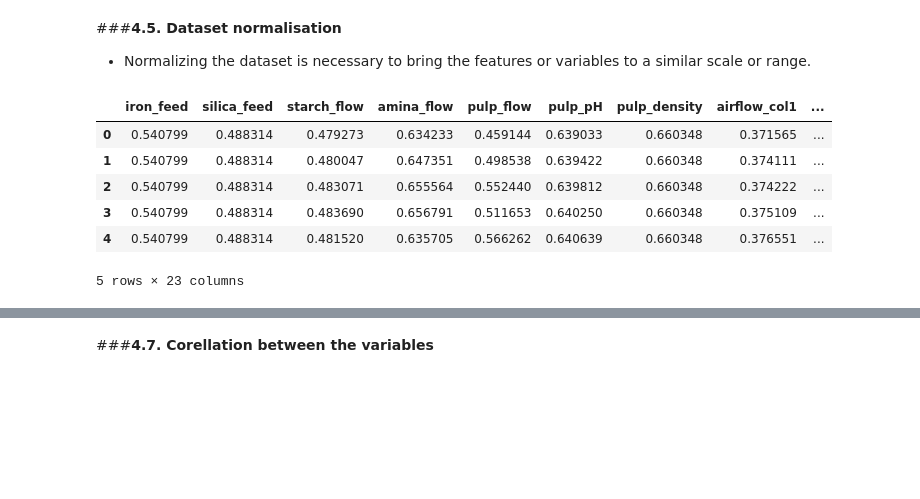
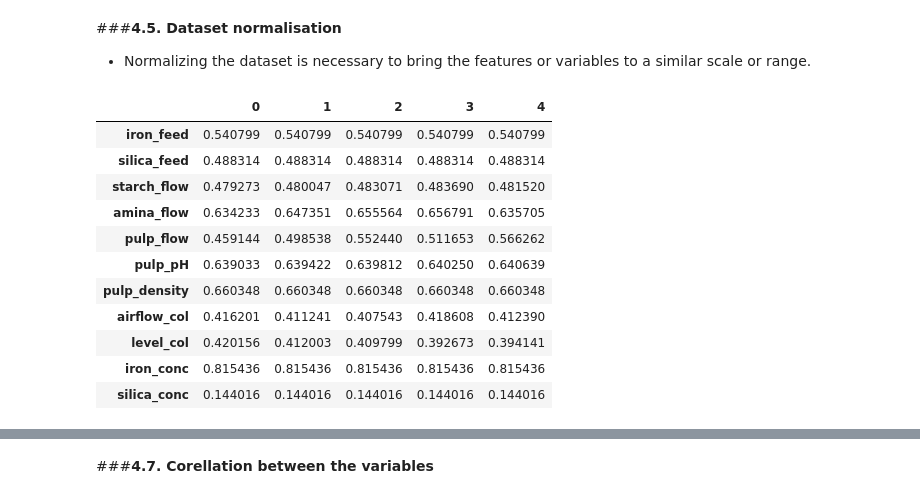
Before and after one commit to arifaygun/Advanced-Pandas, a Jupyter notebook: AA_Iron_Ore_Froth_Flotation_Quality_Prediction.ipynb, the cells around one changed output, grey strips where cells are left out. Cells and saved outputs as stored; diff of their text form; code cells hidden in the pictures; blank space fills up the shorter version.

```diff
--- a/AA_Iron_Ore_Froth_Flotation_Quality_Prediction.ipynb
+++ b/AA_Iron_Ore_Froth_Flotation_Quality_Prediction.ipynb
@@ -175,23 +206,14 @@ Index(['date', '% Iron Feed', '% Silica Feed', 'Starch Flow', 'Amina Flow',
 ###**4.2. Rename the columns**
 # %%
 # Rename column names
-old_columns = ['date', '% Iron Feed', '% Silica Feed', 'Starch Flow',
-               'Amina Flow', 'Ore Pulp Flow', 'Ore Pulp pH', 'Ore Pulp Density',
-               'Flotation Column 01 Air Flow', 'Flotation Column 02 Air Flow',
-               'Flotation Column 03 Air Flow', 'Flotation Column 04 Air Flow',
-               'Flotation Column 05 Air Flow', 'Flotation Column 06 Air Flow',
-               'Flotation Column 07 Air Flow',
-               'Flotation Column 01 Level', 'Flotation Column 02 Level',
-               'Flotation Column 03 Level', 'Flotation Column 04 Level',
-               'Flotation Column 05 Level', 'Flotation Column 06 Level',
-               'Flotation Column 07 Level',
+old_columns = ['% Iron Feed', '% Silica Feed', 'Starch Flow','Amina Flow',
+               'Ore Pulp Flow', 'Ore Pulp pH', 'Ore Pulp Density',
+               'Flotation Column Air Flow', 'Flotation Column Air Level',
                '% Iron Concentrate', '% Silica Concentrate']
-new_columns = ["date", "iron_feed", "silica_feed", "starch_flow",
-               "amina_flow", "pulp_flow", "pulp_pH", "pulp_density",
-               "airflow_col1", "airflow_col2", "airflow_col3", "airflow_col4",
-               "airflow_col5", "airflow_col6", "airflow_col7",
-               "level_col1", "level_col2", "level_col3", "level_col4", "level_col5",
-               "level_col6", "level_col7", "iron_conc", "silica_conc"]
+
+new_columns = ["iron_feed", "silica_feed", "starch_flow", "amina_flow",
+               "pulp_flow", "pulp_pH", "pulp_density", "airflow_col",
+               "level_col", "iron_conc", "silica_conc"]
 
 flotation = flotation.rename(columns=dict(zip(old_columns, new_columns)))
 flotation.columns
@@ -245,6 +254,3 @@ flotation = flotation.drop_duplicates()
-# %%
-# Drop the 'date' column
-flotation.drop('date', axis=1, inplace=True)
 # %%
 flotation.shape
 # %% [output]
@@ -307,12 +296,10 @@ flotation.describe().T
 # %%
 from sklearn.preprocessing import MinMaxScaler
 
-# Select the columns to normalize
-columns_to_normalize = ["iron_feed", "silica_feed", "starch_flow", "amina_flow", "pulp_flow",
-                        "pulp_pH", "pulp_density", "airflow_col1", "airflow_col2", "airflow_col3",
-                        "airflow_col4", "airflow_col5", "airflow_col6", "airflow_col7", "level_col1",
-                        "level_col2", "level_col3", "level_col4", "level_col5", "level_col6",
-                        "level_col7", "silica_conc"]
+#Select the columns to normalize
+columns_to_normalize = ["iron_feed", "silica_feed", "starch_flow", "amina_flow",
+                       "pulp_flow", "pulp_pH", "pulp_density", "airflow_col",
+                        "level_col", "iron_conc", "silica_conc"]
 
 # Create a MinMaxScaler object
 scaler = MinMaxScaler()
@@ -320,15 +307,20 @@ scaler = MinMaxScaler()
 # Apply Min-Max scaling to the selected columns
 flotation[columns_to_normalize] = scaler.fit_transform(flotation[columns_to_normalize])
 # %%
-flotation.head()
+flotation.head().T
 # %% [output]
-|  | iron_feed | silica_feed | starch_flow | amina_flow | pulp_flow | pulp_pH | pulp_density | airflow_col1 | ... |
-| 0 | 0.540799 | 0.488314 | 0.479273 | 0.634233 | 0.459144 | 0.639033 | 0.660348 | 0.371565 | ... |
-| 1 | 0.540799 | 0.488314 | 0.480047 | 0.647351 | 0.498538 | 0.639422 | 0.660348 | 0.374111 | ... |
-| 2 | 0.540799 | 0.488314 | 0.483071 | 0.655564 | 0.552440 | 0.639812 | 0.660348 | 0.374222 | ... |
-| 3 | 0.540799 | 0.488314 | 0.483690 | 0.656791 | 0.511653 | 0.640250 | 0.660348 | 0.375109 | ... |
-| 4 | 0.540799 | 0.488314 | 0.481520 | 0.635705 | 0.566262 | 0.640639 | 0.660348 | 0.376551 | ... |
+|  | 0 | 1 | 2 | 3 | 4 |
+| iron_feed | 0.540799 | 0.540799 | 0.540799 | 0.540799 | 0.540799 |
+| silica_feed | 0.488314 | 0.488314 | 0.488314 | 0.488314 | 0.488314 |
+| starch_flow | 0.479273 | 0.480047 | 0.483071 | 0.483690 | 0.481520 |
+| amina_flow | 0.634233 | 0.647351 | 0.655564 | 0.656791 | 0.635705 |
+| pulp_flow | 0.459144 | 0.498538 | 0.552440 | 0.511653 | 0.566262 |
+| pulp_pH | 0.639033 | 0.639422 | 0.639812 | 0.640250 | 0.640639 |
+| pulp_density | 0.660348 | 0.660348 | 0.660348 | 0.660348 | 0.660348 |
+| airflow_col | 0.416201 | 0.411241 | 0.407543 | 0.418608 | 0.412390 |
+| level_col | 0.420156 | 0.412003 | 0.409799 | 0.392673 | 0.394141 |
+| iron_conc | 0.815436 | 0.815436 | 0.815436 | 0.815436 | 0.815436 |
+| silica_conc | 0.144016 | 0.144016 | 0.144016 | 0.144016 | 0.144016 |
-5 rows × 23 columns
 # %%
 # describe dataset after normalisation
 flotation.describe().T
```
Also changed, not shown: parts of 83 cells of this notebook.
